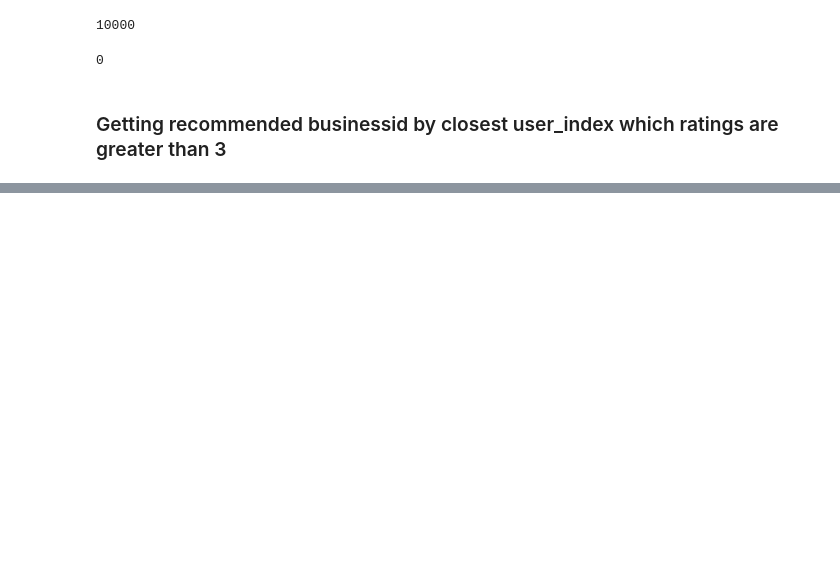
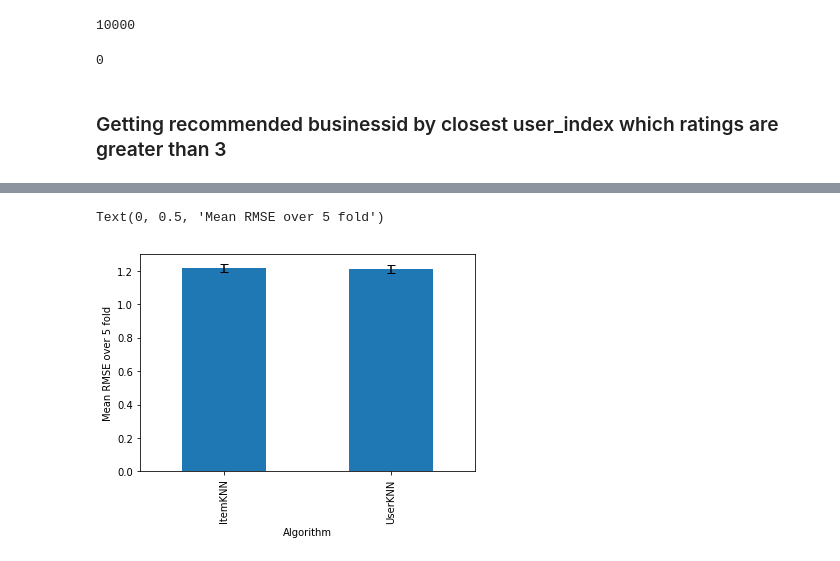
Before and after one commit to ordosnb/KNN, a Jupyter notebook: UserEmbedding.ipynb, the cells around one changed output, grey strips where cells are left out. Saved outputs shown, nothing was run; the diff lists cells and outputs as text; code cells hidden in the pictures; blank space fills up the shorter version.

```diff
--- a/UserEmbedding.ipynb
+++ b/UserEmbedding.ipynb
@@ -420,0 +458,29 @@ Userids closest to 10000.
+# %%
+def eval_preds(aname, fold, algo, train, test):
+    fittable = util.clone(algo)
+    fittable.fit(train)
+
+    preds = batch.predict(fittable, test)
+    preds['Algorithm'] = aname
+    preds['Fold'] = fold
+    return preds
+# %%
+np.random.seed(20190303)
+
+all_preds = []
+fold = 1
+# HOMEWORK 3 TODO
+# Implement 5-fold cross-validation with user-based splitting
+# Call eval_preds for each algorithm, each fold
+# Results should be appended to all_preds
+#test_data = []
+
+for train, test in xf.partition_users(ratings_df[['user', 'item', 'rating']], 5, xf.SampleFrac(0.2)):
+
+    #test_data.append(test)
+    all_preds.append(eval_preds('UserKNN',fold,user_knn, train, test))
+    all_preds.append(eval_preds('ItemKNN',fold,item_knn, train, test))
+
+
+    print("Completed fold {}".format(fold))
+    fold += 1
@@ -420,0 +495,3 @@ Userids closest to 10000.
+# %%
+all_preds = pd.concat(all_preds, ignore_index=True)
+all_preds.head()
@@ -420,0 +505,3 @@ Userids closest to 10000.
+# %%
+Algo_rmse = all_preds.groupby(['Algorithm','Fold']).apply(lambda all_preds: rmse(all_preds.prediction, all_preds.rating))
+Algo_rmse
@@ -420,0 +521,8 @@ Userids closest to 10000.
+# %%
+
+mean_std = Algo_rmse.groupby('Algorithm').agg([np.mean, np.std])
+mean_std['mean'].plot.bar(yerr=mean_std['std'], capsize=4).set_ylabel('Mean RMSE over 5 fold')
+#plt.ylabel('Mean RMSE over 5 fold')
+# %% [output]
+Text(0, 0.5, 'Mean RMSE over 5 fold')
+[figure, added]
```
Also changed, not shown: parts of 74 cells of this notebook.
